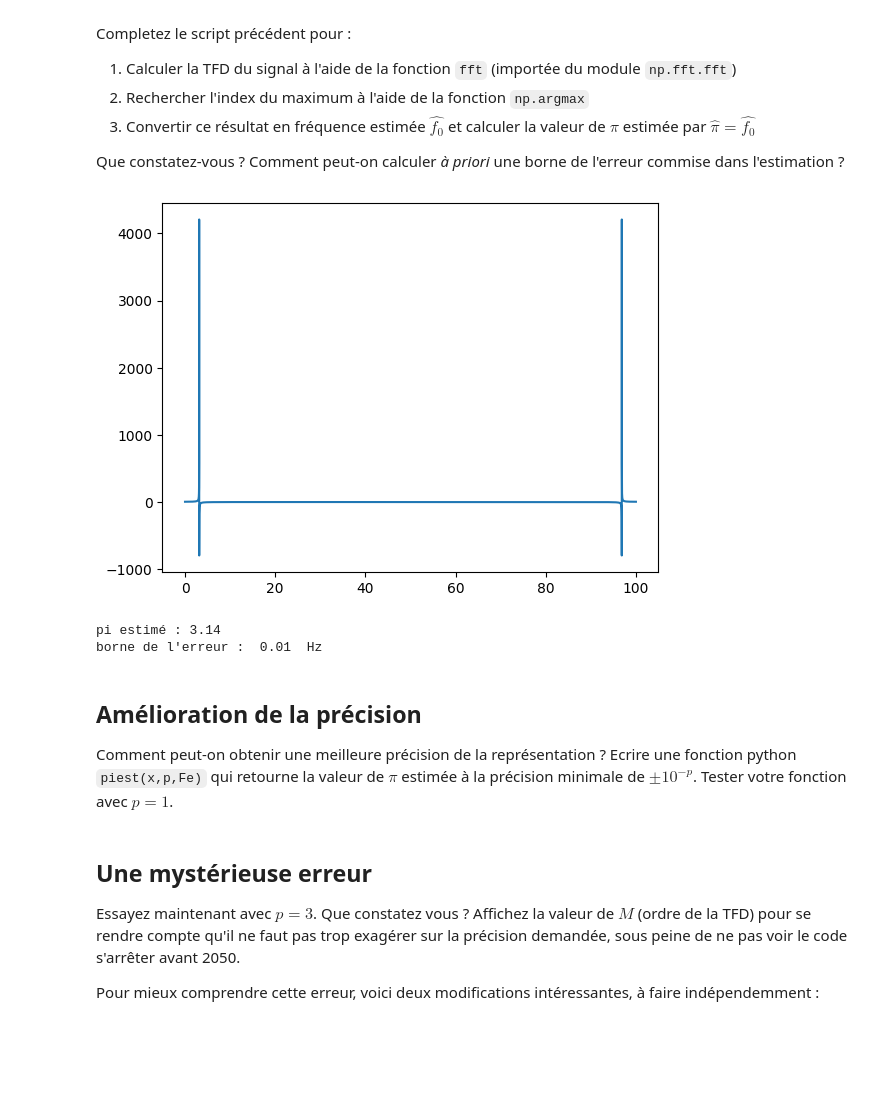
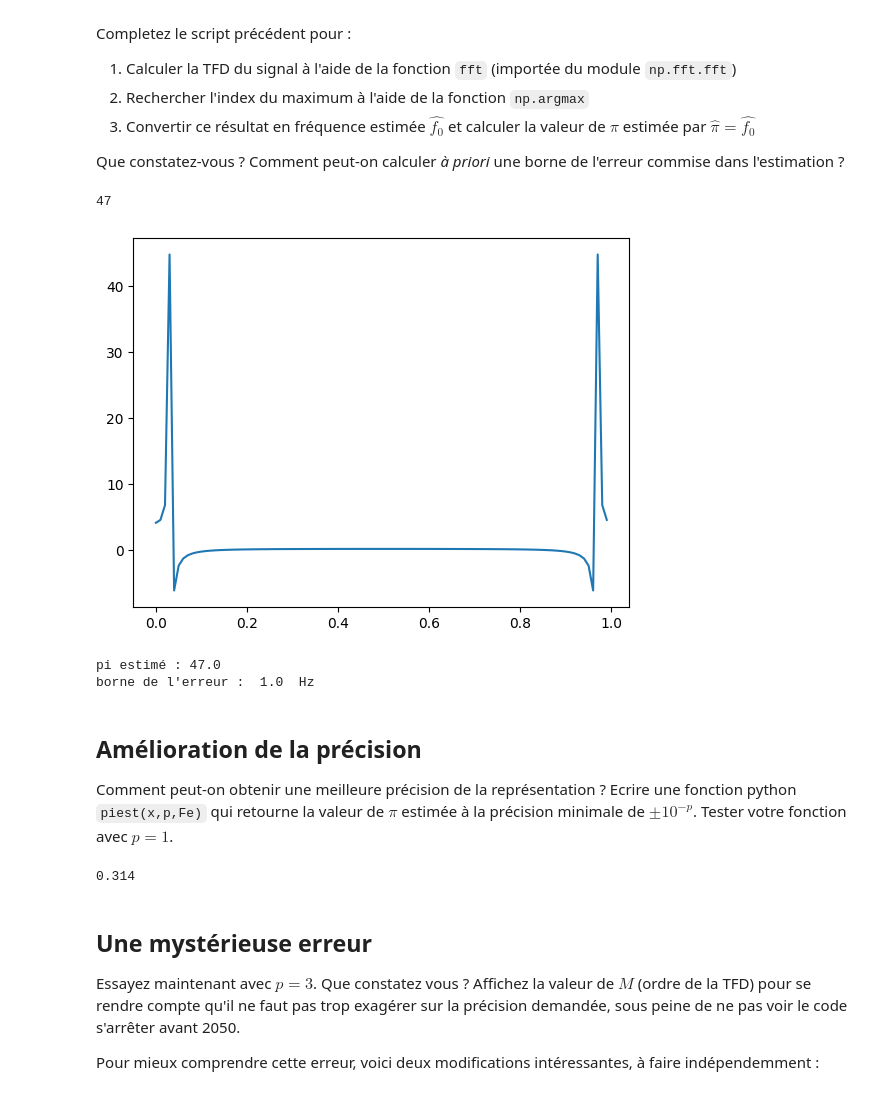
Before and after one commit to titiuo/Lost-Frequency, a Jupyter notebook: Fourier_TFD_Precision.ipynb, the cells around one changed output. Cells and saved outputs as stored; diff of their text form; code cells hidden in the pictures; blank space fills up the shorter version.

```diff
--- a/Fourier_TFD_Precision.ipynb
+++ b/Fourier_TFD_Precision.ipynb
@@ -22,8 +22,8 @@ i = 1j
 # génération du signal
 Fe = 100.
 f0 = pi
-N = 10000
-t = np.arange(N)/Fe
+Tec=1
+t = np.arange(0,Tec,1/Tec/Fe)
 
 x = np.cos(2*pi*f0*t)
 
@@ -44,17 +44,19 @@ Completez le script précédent pour :
 Que constatez-vous ? Comment peut-on calculer *à priori* une borne de l'erreur commise dans l'estimation ?
 # %%
 x_fft=np.fft.fft(x)
-index=np.argmax(x_fft)
-pi_est=index*Fe/N
+index=np.argmax(np.abs(x_fft[len(x_fft)//2:]))
+print(index)
+pi_est=index/Tec
 
 plt.plot(t,x_fft)
 plt.show()
 print('pi estimé :',pi_est) # pi_est est le pi chapeau du texte
-print('borne de l\'erreur : ',Fe/N,' Hz') # remplacer le 0 par la valeur idoine
+print('borne de l\'erreur : ',1/Tec,' Hz') # remplacer le 0 par la valeur idoine
 # %% [output]
+47
-[figure, old version]
+[figure, new version]
-pi estimé : 3.14
-borne de l'erreur :  0.01  Hz
+pi estimé : 47.0
+borne de l'erreur :  1.0  Hz
 # %% [markdown]
 ## Amélioration de la précision
 
@@ -66,3 +65,13 @@ Ecrire une fonction python `piest(x,p,Fe)` qui retourne la valeur de $\pi$ estim
+# %%
+def piest(x,p,Fe):
+    x_fft=np.fft.fft(x)
+    index=np.argmax(np.abs(x_fft))
+    N=Fe*(10**p)
+    return index*Fe/N
+
+print(piest(x,1,Fe))
+# %% [output]
+0.314
 # %% [markdown]
 ## Une mystérieuse erreur
 
```
Also changed, not shown: parts of 2 cells of this notebook, 7 other files.
